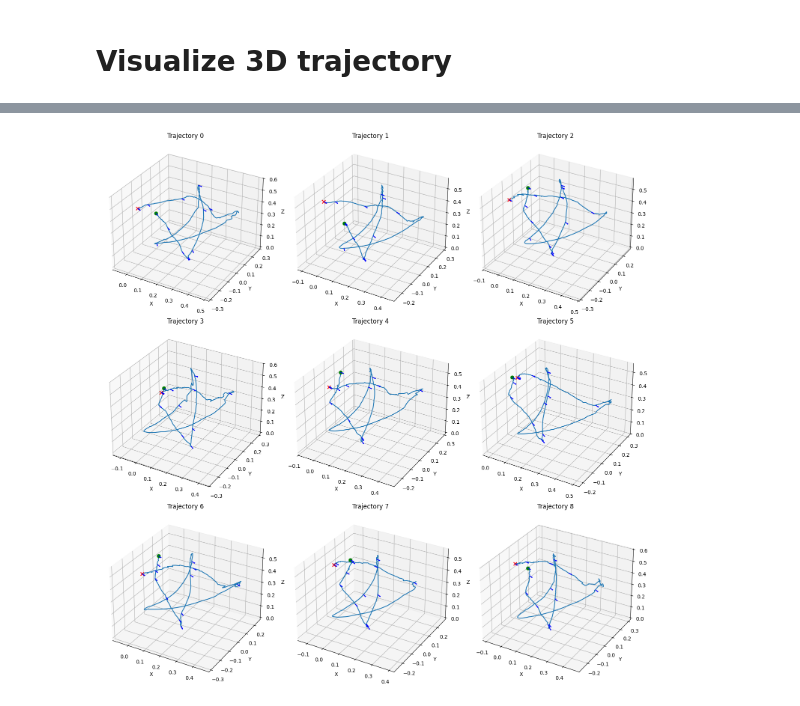
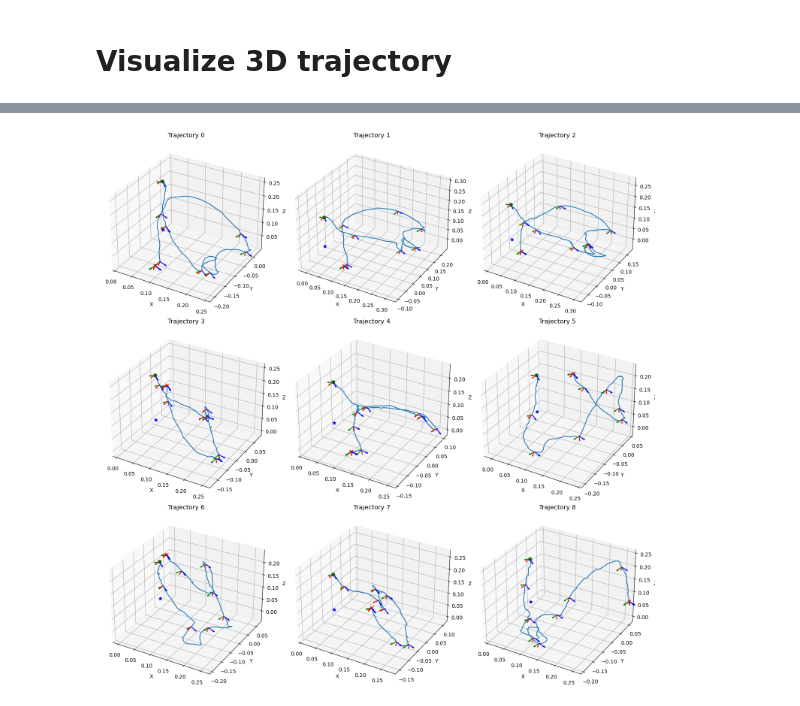
Before and after one commit to MATH-286-Pro/umi-on-legs, a Jupyter notebook: test.ipynb, the cells around one changed output, grey strips where cells are left out. Drawn from its saved outputs; the diff is of its cells as text; code cells hidden in the pictures.

```diff
--- a/test.ipynb
+++ b/test.ipynb
@@ -5,9 +5,11 @@
 import pickle
 import torch
 
-data_path = "data/umi_cup_in_wild.pkl"
-data_path = "data/tossing.pkl"
+data_path = "data/umi_merged_traj.pkl"
+# data_path = "data/umi_cup_in_wild.pkl"
+# data_path = "data/tossing.pkl"
 # data_path = "data/pushing.pkl"
+# data_path = "data/dataset_plan.pkl"
 
 with open(data_path, "rb") as f:
     data = pickle.load(f)
@@ -15,4 +17,15 @@ with open(data_path, "rb") as f:
 print("Data number: ", len(data))
 for key in data[0].keys():
     print(data[0][key].shape, key)
+
+# t: 时间
+# ee_pos: 位置
+# ee_axis_angle: 轴角 (注意这个不是欧拉角，表示方法唯一)
+
+# FPS = 200
+mean_t = 0.0
+for i in range(len(data)):
+    mean_t += data[i]['t'][-1]
+# print(mean_t)
+print(mean_t / len(data))
 # %% [output]
@@ -129,44 +165,43 @@ for plot_idx in range(num_plots):
     ax.plot(x, y, z, linewidth=1.5)
 
     # 起点和终点
+    ax.scatter(0,0,0, c='b', marker='*', s=40)
     ax.scatter(x[0], y[0], z[0], c='g', marker='o', s=40)
     ax.scatter(x[-1], y[-1], z[-1], c='r', marker='x', s=40)
 
     # 画姿态（这里只画局部 z 轴，图会更清楚）
     for i in range(0, len(traj), step):
         p = traj[i]
         rot = R.from_rotvec(axis_angle[i]).as_matrix()
+        x_axis = rot[:, 0]
+        y_axis = rot[:, 1]
         z_axis = rot[:, 2]
 
-        ax.quiver(
-            p[0], p[1], p[2],
-            z_axis[0], z_axis[1], z_axis[2],
-            length=axis_len,
-            normalize=True,
-            color='b'
-        )
+        ax.quiver(p[0], p[1], p[2], x_axis[0], x_axis[1], x_axis[2], length=axis_len, normalize=True, color='r')
+        ax.quiver(p[0], p[1], p[2], y_axis[0], y_axis[1], y_axis[2], length=axis_len, normalize=True, color='g')
+        ax.quiver(p[0], p[1], p[2], z_axis[0], z_axis[1], z_axis[2], length=axis_len, normalize=True, color='b')
 
     # 等比例坐标轴
     max_range = np.array([
         x.max() - x.min(),
         y.max() - y.min(),
         z.max() - z.min()
     ]).max() / 2.0
 
     mid_x = (x.max() + x.min()) * 0.5
     mid_y = (y.max() + y.min()) * 0.5
     mid_z = (z.max() + z.min()) * 0.5
 
     ax.set_xlim(mid_x - max_range, mid_x + max_range)
     ax.set_ylim(mid_y - max_range, mid_y + max_range)
     ax.set_zlim(mid_z - max_range, mid_z + max_range)
 
     ax.set_title(f"Trajectory {plot_idx}")
     ax.set_xlabel("X")
     ax.set_ylabel("Y")
     ax.set_zlabel("Z")
 
 plt.tight_layout()
 plt.show()
 # %% [output]
-[figure, old version]
+[figure, new version]
```
Also changed, not shown: parts of 6 cells of this notebook.
